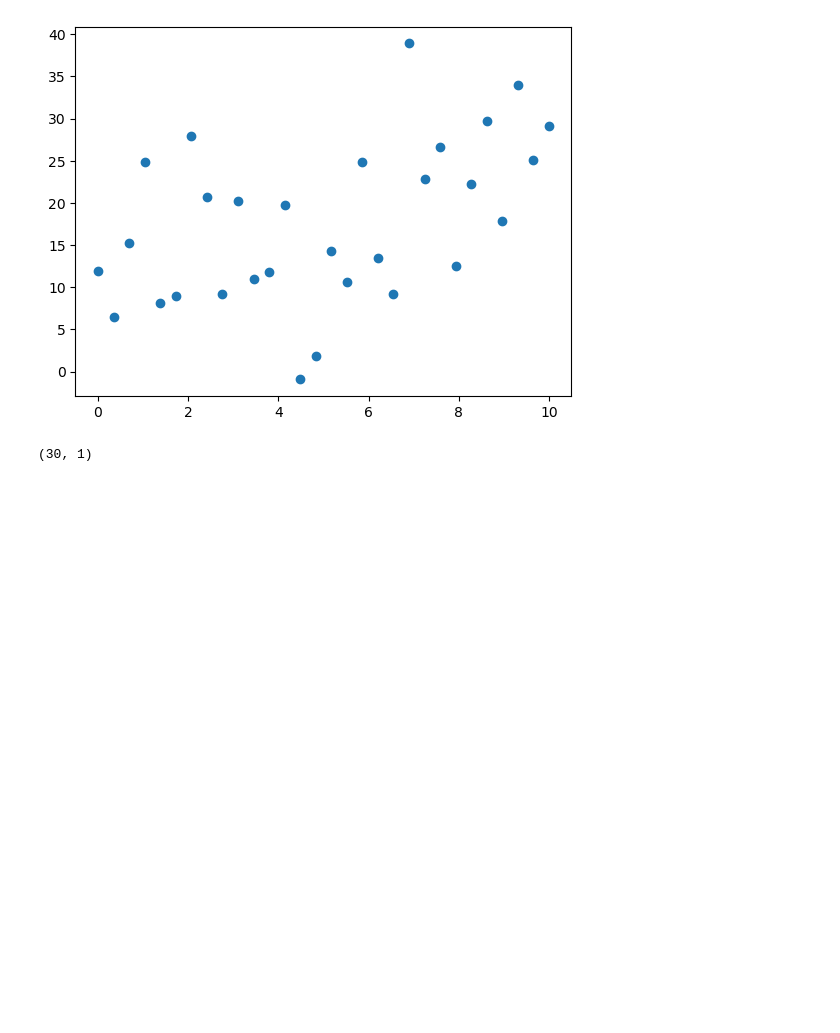
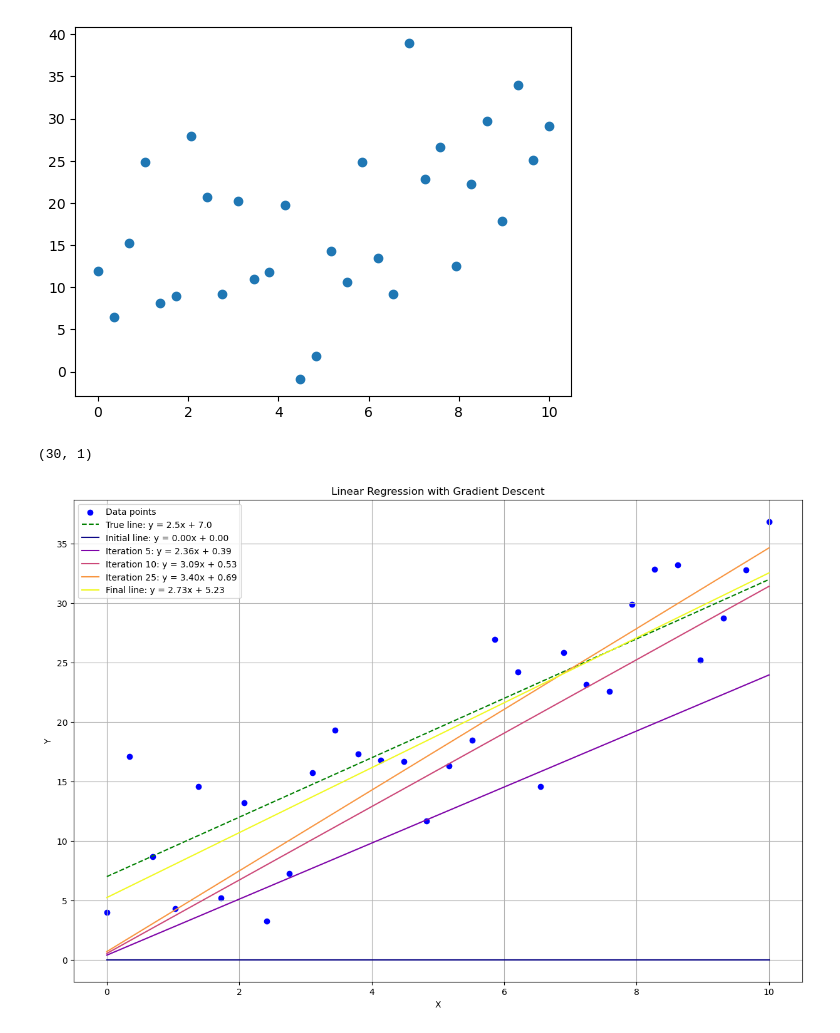
Before and after one commit to Samyak2605/MLDLAI, a Jupyter notebook: Linear Regression/Gradient Descent Implementation.ipynb, the cells around one changed output. Drawn from its saved outputs; the diff is of its cells as text; code cells hidden in the pictures; blank space fills up the shorter version.

Commit message:
Visualizations Plotted

```diff
--- a/Linear Regression/Gradient Descent Implementation.ipynb
+++ b/Linear Regression/Gradient Descent Implementation.ipynb
@@ -34,3 +34,15 @@ def compute_loss(X, Y, m, c):
     predictions = m * X + c  # Our linear model: y = mx + c
     loss = np.sum((Y - predictions) ** 2)
     return loss
+# %%
+# Compute gradients for gradient descent
+def compute_gradients(X, Y, m, c):
+    """Compute gradients for m and c parameters"""
+    n_samples = X.shape[0]
+    predictions = m * X + c
+
+    # Partial derivatives
+    dm = -2*np.sum(X * (Y - predictions))
+    dc = -2*np.sum(Y - predictions)
+
+    return dm, dc
@@ -36,0 +77,37 @@ def compute_loss(X, Y, m, c):
+# %%
+# Generate our data
+X, Y, true_m, true_c = generate_data(n_samples=30, noise=5)
+
+# Run gradient descnt
+learning_rate = 0.0001
+iterations = 10000
+final_m, final_c, m_history, c_history, loss_history = gradient_descent(X, Y, learning_rate, iterations)
+# %%
+# 1. Plot the data points and the evolution of the regression line
+plt.figure(figsize=(15, 10))
+
+# Plot the data points
+plt.scatter(X, Y, color='blue', label='Data points')
+plt.xlabel('X')
+plt.ylabel('Y')
+plt.title('Linear Regression with Gradient Descent')
+
+# Plot the true line
+X_line = np.array([0, 10]).reshape(-1, 1)
+Y_line = true_m * X_line + true_c
+plt.plot(X_line, Y_line, color='green', linestyle='--', label=f'True line: y = {true_m}x + {true_c}')
+
+# Plot initial, intermediate, and final lines
+colors = plt.cm.plasma(np.linspace(0, 1, 5))
+iterations_to_plot = [0, 5, 10, 25, iterations-1]
+
+for i, iteration in enumerate(iterations_to_plot):
+    if iteration < len(m_history):
+        Y_pred = m_history[iteration] * X_line + c_history[iteration]
+        label = 'Initial line' if iteration == 0 else 'Final line' if iteration == iterations-1 else f'Iteration {iteration}'
+        plt.plot(X_line, Y_pred, color=colors[i], label=f'{label}: y = {m_history[iteration]:.2f}x + {c_history[iteration]:.2f}')
+
+plt.legend()
+plt.grid(True)
+# %% [output]
+[figure, added]
```
Also changed, not shown: parts of 1 cell of this notebook.
